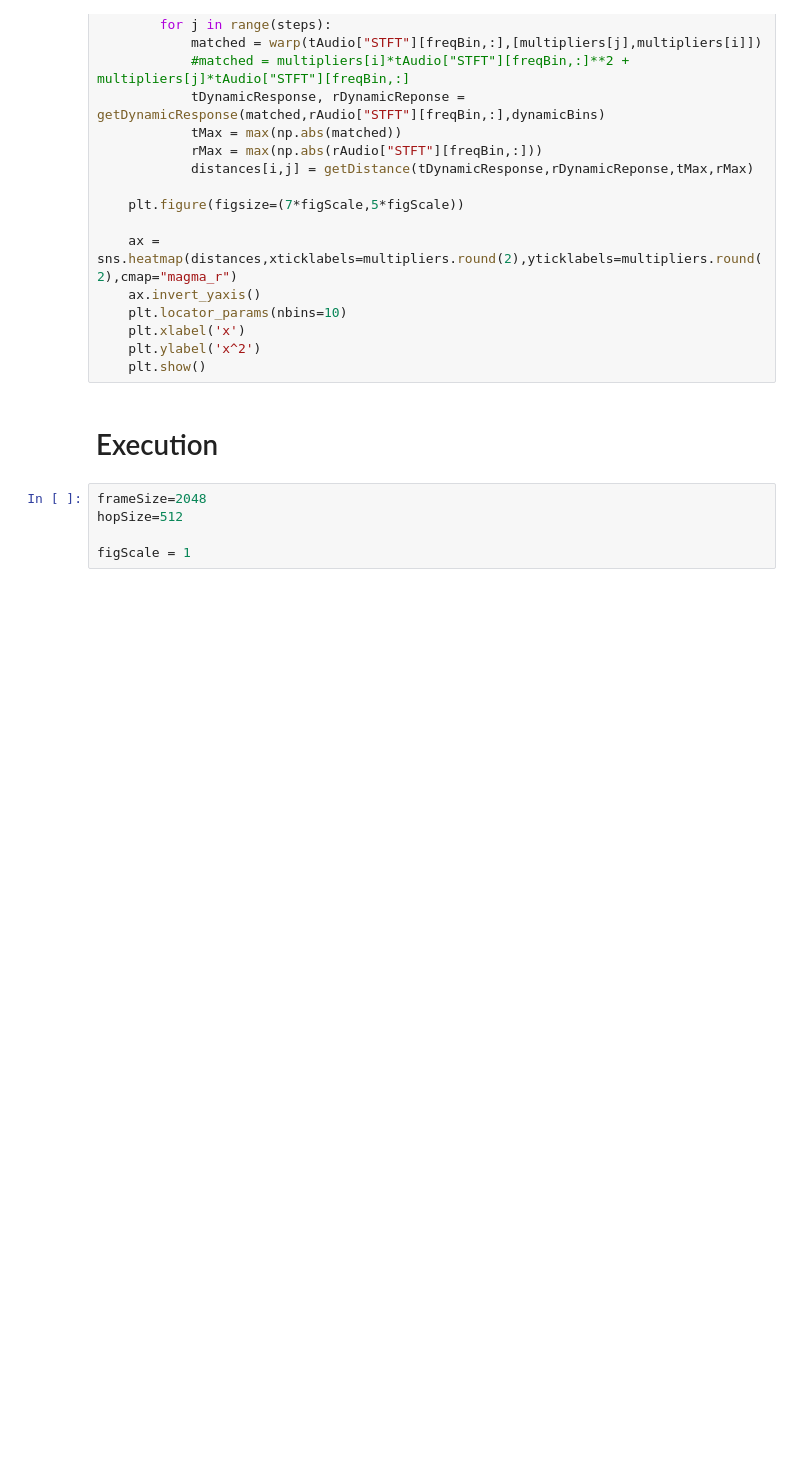
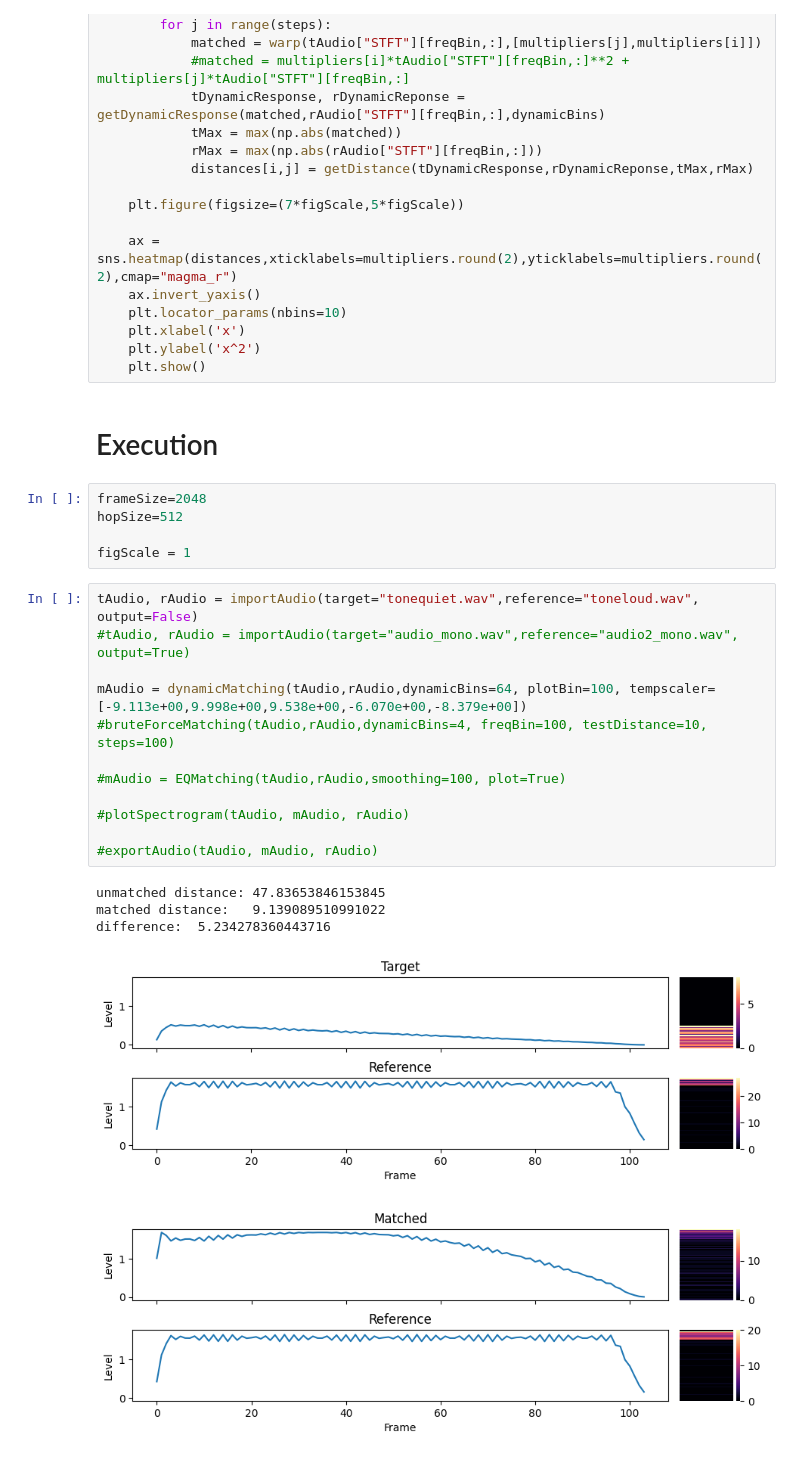
Before and after one commit to Mrozinskikj/MSci-Project, a Jupyter notebook: Matching.ipynb, the cells around one changed output. Cells and saved outputs as stored; diff of their text form; blank space fills up the shorter version.

```diff
--- a/Matching.ipynb
+++ b/Matching.ipynb
@@ -268,4 +269,22 @@ frameSize=2048
 hopSize=512
 
 figScale = 1
+# %%
+tAudio, rAudio = importAudio(target="tonequiet.wav",reference="toneloud.wav", output=False)
+#tAudio, rAudio = importAudio(target="audio_mono.wav",reference="audio2_mono.wav", output=True)
+
+mAudio = dynamicMatching(tAudio,rAudio,dynamicBins=64, plotBin=100, tempscaler=[-9.113e+00,9.998e+00,9.538e+00,-6.070e+00,-8.379e+00])
+#bruteForceMatching(tAudio,rAudio,dynamicBins=4, freqBin=100, testDistance=10, steps=100)
+
+#mAudio = EQMatching(tAudio,rAudio,smoothing=100, plot=True)
+
+#plotSpectrogram(tAudio, mAudio, rAudio)
+
+#exportAudio(tAudio, mAudio, rAudio)
+# %% [output]
+unmatched distance: 47.83653846153845
+matched distance:   9.139089510991022
+difference:  5.234278360443716
+[figure, added]
+[figure, added]
 # %%
```
Also changed, not shown: parts of 12 cells of this notebook.
